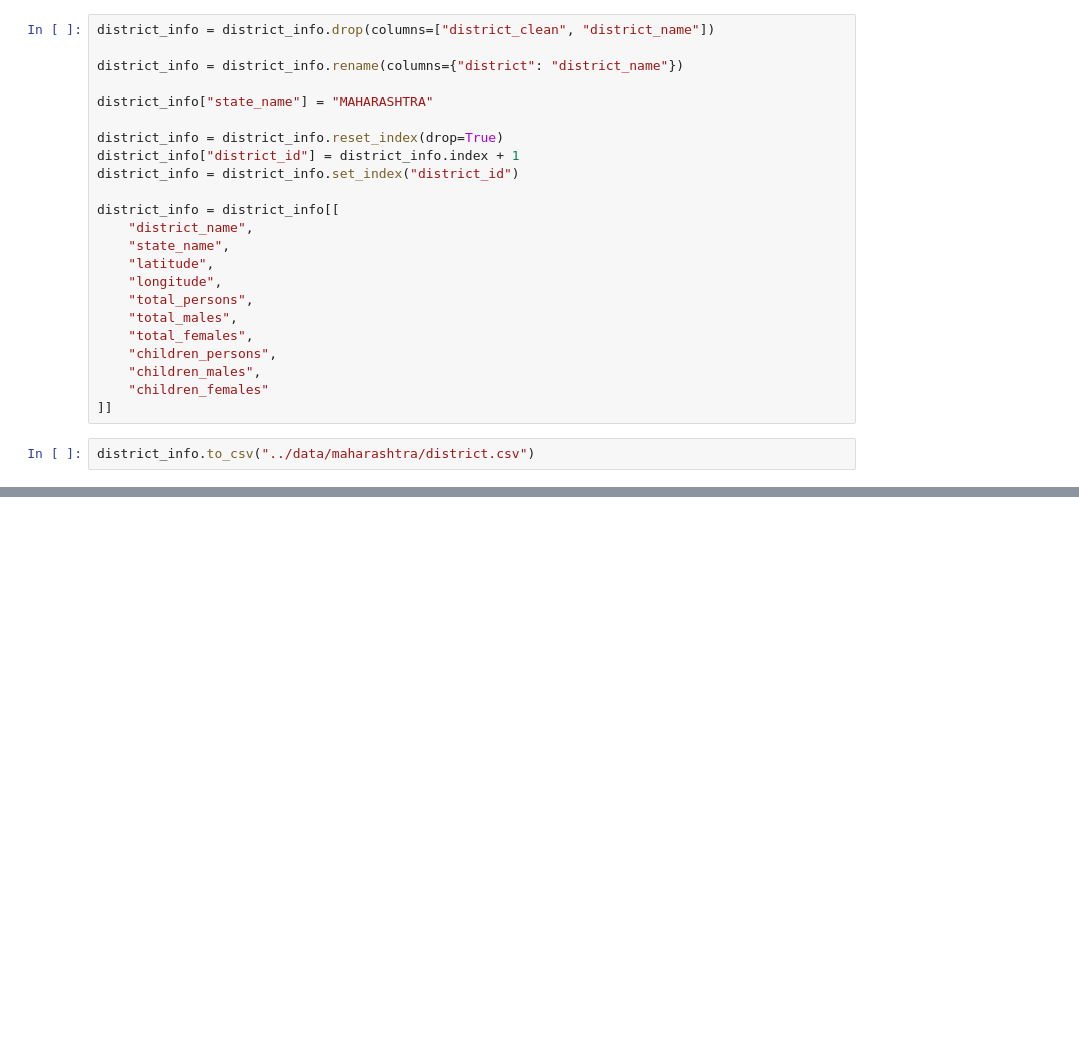
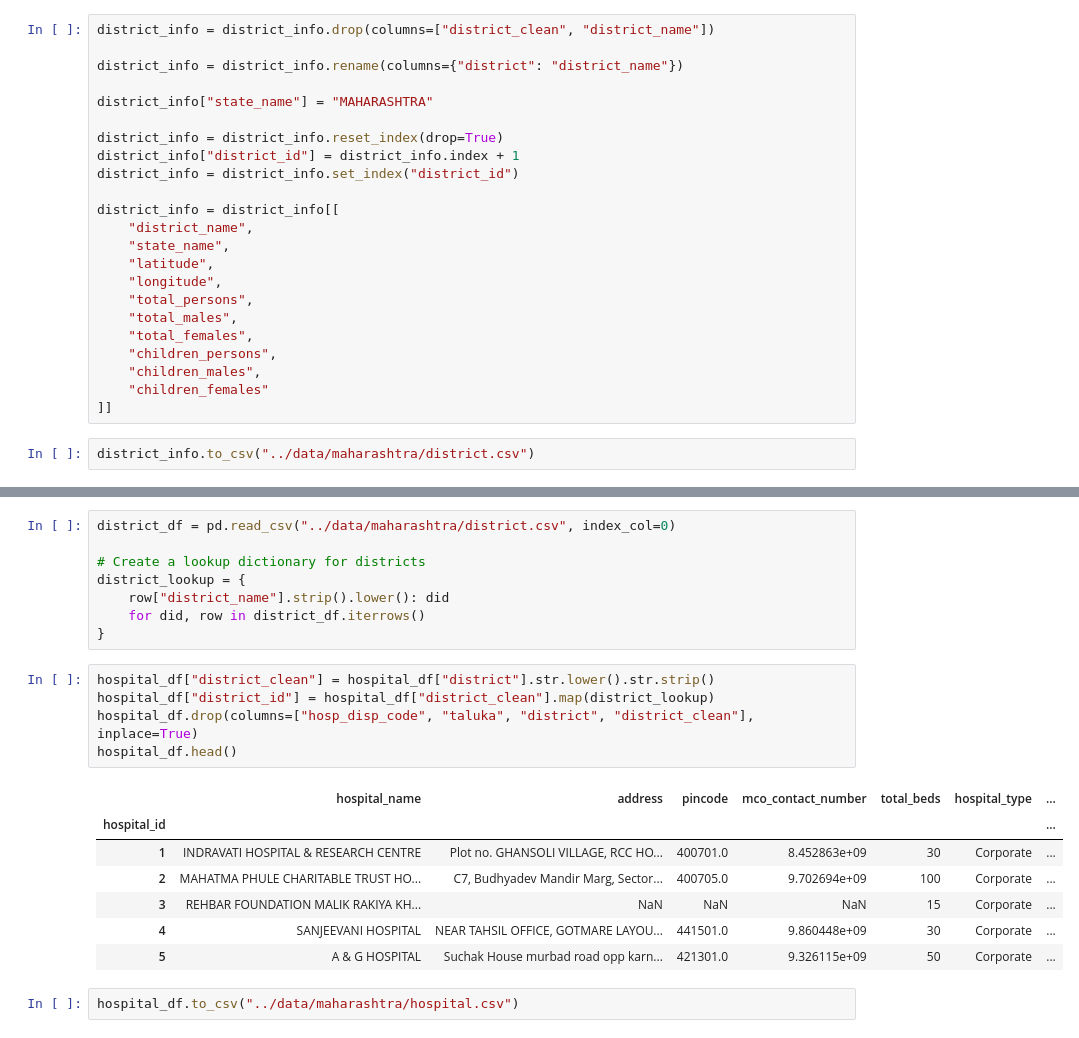
Before and after one commit to nikhil-dhumal/EquiHealth, a Jupyter notebook: scripts/scrape-health-data.ipynb, the cells around one changed output, grey strips where cells are left out. Drawn from its saved outputs; the diff is of its cells as text; blank space fills up the shorter version.

```diff
--- a/scripts/scrape-health-data.ipynb
+++ b/scripts/scrape-health-data.ipynb
@@ -1415,0 +1430,23 @@ district_info.to_csv("../data/maharashtra/district.csv")
+# %%
+district_df = pd.read_csv("../data/maharashtra/district.csv", index_col=0)
+
+# Create a lookup dictionary for districts
+district_lookup = {
+    row["district_name"].strip().lower(): did
+    for did, row in district_df.iterrows()
+}
+# %%
+hospital_df["district_clean"] = hospital_df["district"].str.lower().str.strip()
+hospital_df["district_id"] = hospital_df["district_clean"].map(district_lookup)
+hospital_df.drop(columns=["hosp_disp_code", "taluka", "district", "district_clean"], inplace=True)
+hospital_df.head()
+# %% [output]
+|  | hospital_name | address | pincode | mco_contact_number | total_beds | hospital_type | ... |
+| hospital_id |  |  |  |  |  |  | ... |
+| 1 | INDRAVATI HOSPITAL & RESEARCH CENTRE | Plot no. GHANSOLI VILLAGE, RCC HO... | 400701.0 | 8.452863e+09 | 30 | Corporate | ... |
+| 2 | MAHATMA PHULE CHARITABLE TRUST HO... | C7, Budhyadev Mandir Marg, Sector... | 400705.0 | 9.702694e+09 | 100 | Corporate | ... |
+| 3 | REHBAR FOUNDATION MALIK RAKIYA KH... | NaN | NaN | NaN | 15 | Corporate | ... |
+| 4 | SANJEEVANI HOSPITAL | NEAR TAHSIL OFFICE, GOTMARE LAYOU... | 441501.0 | 9.860448e+09 | 30 | Corporate | ... |
+| 5 | A & G HOSPITAL | Suchak House murbad road opp karn... | 421301.0 | 9.326115e+09 | 50 | Corporate | ... |
+# %%
+hospital_df.to_csv("../data/maharashtra/hospital.csv")
```
Also changed, not shown: parts of 4 cells of this notebook, 1 other file.
